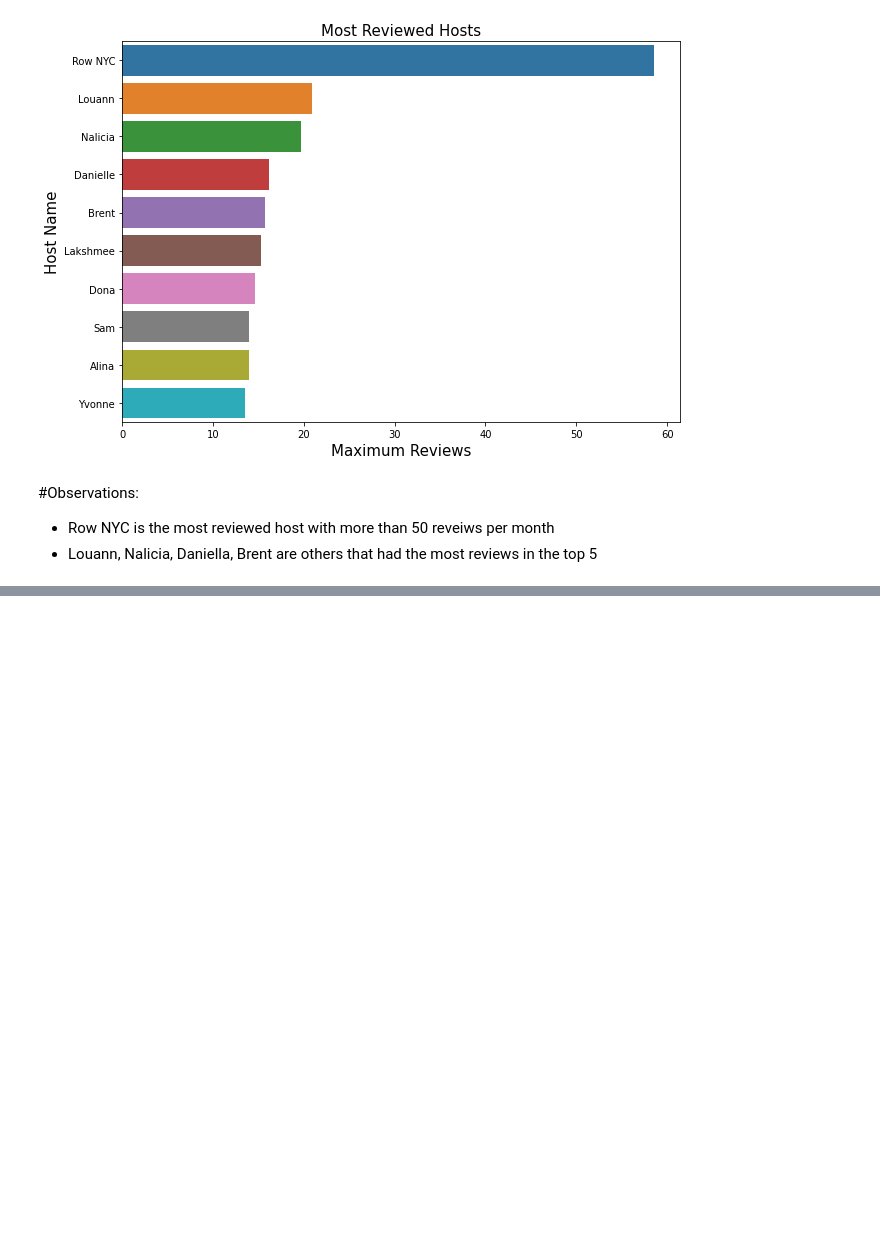
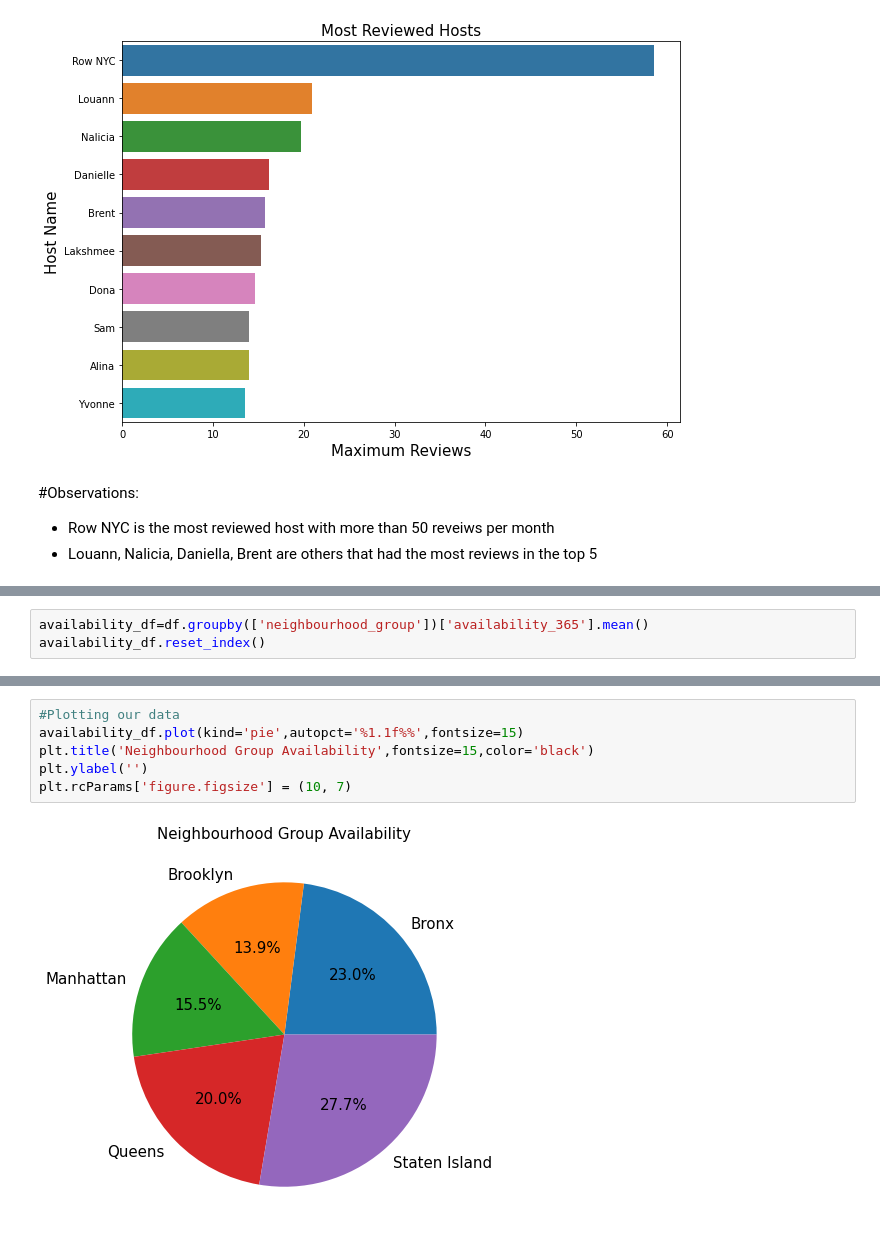
Before and after one commit to keerthibehara/AirBNB-analysis, a Jupyter notebook: Airbnb_Bookings_Analysis_Behara_Sai_Keerthi_Capstone_Project.ipynb, the cells around one changed output, grey strips where cells are left out. Cells and saved outputs as stored; diff of their text form; blank space fills up the shorter version.

```diff
--- a/Airbnb_Bookings_Analysis_Behara_Sai_Keerthi_Capstone_Project.ipynb
+++ b/Airbnb_Bookings_Analysis_Behara_Sai_Keerthi_Capstone_Project.ipynb
@@ -480,0 +484,3 @@ plt.show()
+# %%
+availability_df=df.groupby(['neighbourhood_group'])['availability_365'].mean()
+availability_df.reset_index()
@@ -480,0 +494,8 @@ plt.show()
+# %%
+#Plotting our data
+availability_df.plot(kind='pie',autopct='%1.1f%%',fontsize=15)
+plt.title('Neighbourhood Group Availability',fontsize=15,color='black')
+plt.ylabel('')
+plt.rcParams['figure.figsize'] = (10, 7)
+# %% [output]
+[figure, added]
```
Also changed, not shown: parts of 12 cells of this notebook.
